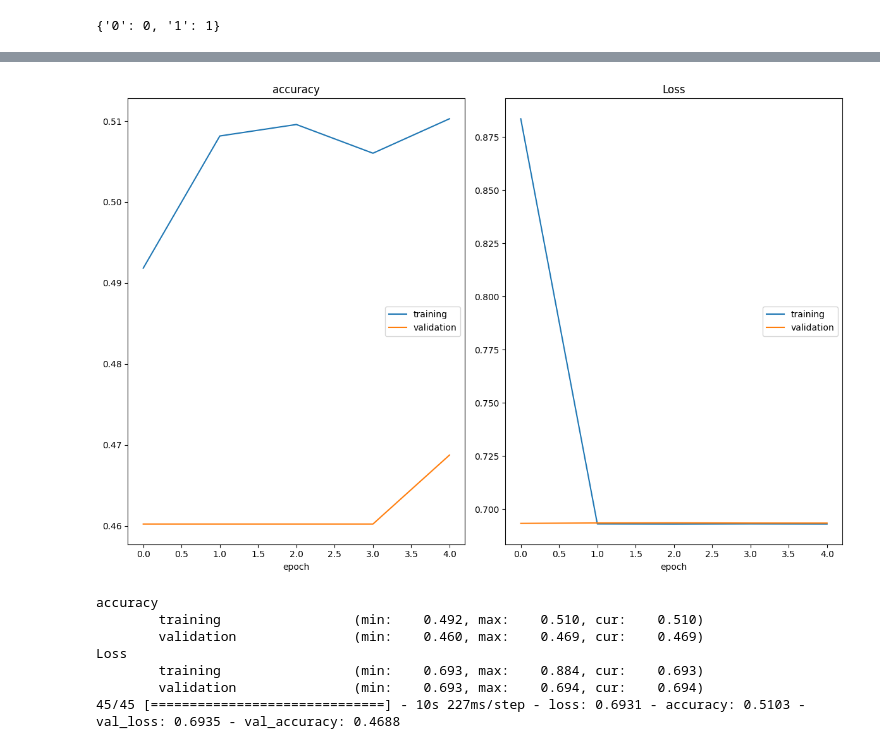
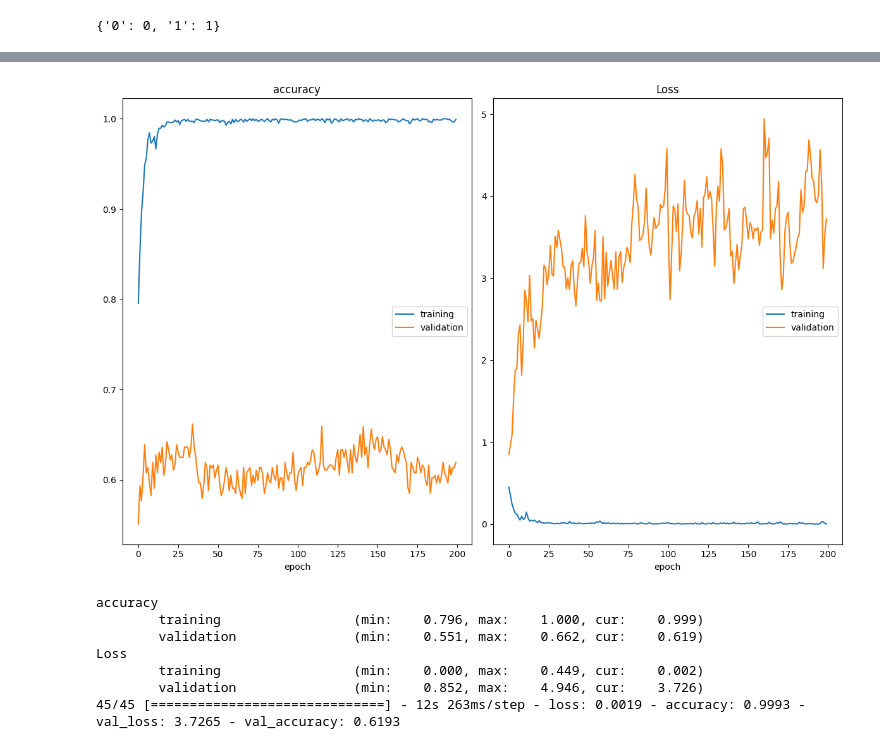
Before and after one commit to infoshareacademy/jdszr12-git_squad, a Jupyter notebook: dl_projekt/Cat_and_Dog.ipynb, the cells around one changed output, grey strips where cells are left out. Drawn from its saved outputs; the diff is of its cells as text; code cells hidden in the pictures.

```diff
--- a/dl_projekt/Cat_and_Dog.ipynb
+++ b/dl_projekt/Cat_and_Dog.ipynb
@@ -270,21 +287,22 @@ STEP_SIZE_VALID = valid_generator.n//valid_generator.batch_size
 # %%
 history = model.fit_generator(train_generator,
                               validation_data = valid_generator,
                               steps_per_epoch = STEP_SIZE_TRAIN,
                               validation_steps = STEP_SIZE_VALID,
                               use_multiprocessing = False,
-                              epochs=100,
-                              callbacks=[es_callback, PlotLossesKeras()]
+                              epochs=200,
+                              callbacks=[#es_callback,
+                                         PlotLossesKeras()]
                               )
 # %% [output]
-[figure, old version]
+[figure, new version]
 accuracy
-        training                 (min:    0.492, max:    0.510, cur:    0.510)
-        validation               (min:    0.460, max:    0.469, cur:    0.469)
+        training                 (min:    0.796, max:    1.000, cur:    0.999)
+        validation               (min:    0.551, max:    0.662, cur:    0.619)
 Loss
-        training                 (min:    0.693, max:    0.884, cur:    0.693)
-        validation               (min:    0.693, max:    0.694, cur:    0.694)
-45/45 [==============================] - 10s 227ms/step - loss: 0.6931 - accuracy: 0.5103 - val_loss: 0.6935 - val_accuracy: 0.4688
+        training                 (min:    0.000, max:    0.449, cur:    0.002)
+        validation               (min:    0.852, max:    4.946, cur:    3.726)
+45/45 [==============================] - 12s 263ms/step - loss: 0.0019 - accuracy: 0.9993 - val_loss: 3.7265 - val_accuracy: 0.6193
 # %%
 model.evaluate_generator(generator=valid_generator, steps=STEP_SIZE_VALID)
 # %% [output]
```
Also changed, not shown: parts of 10 cells of this notebook.
